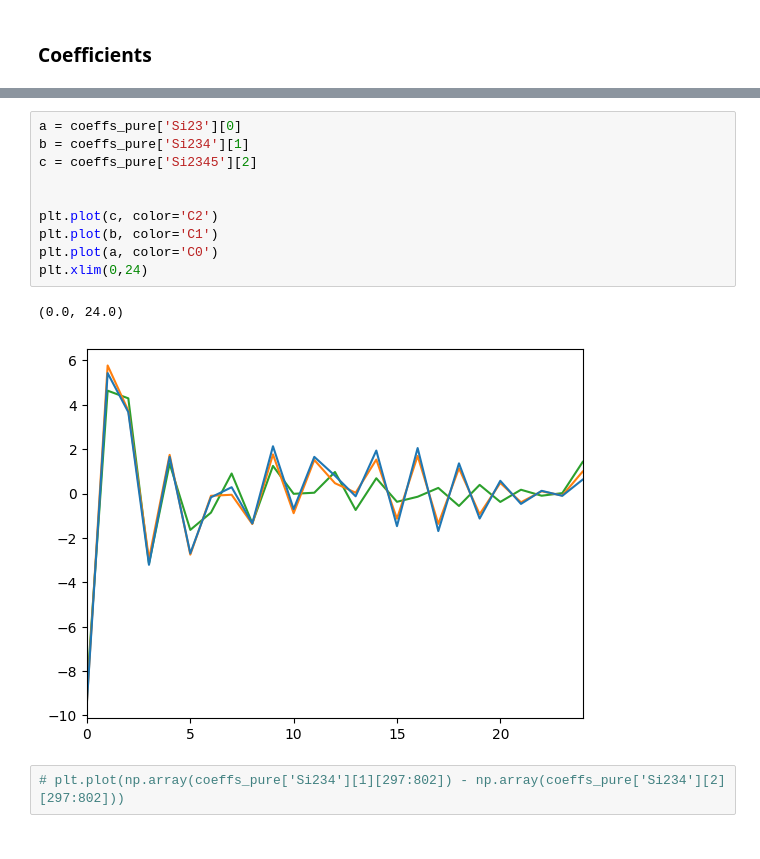
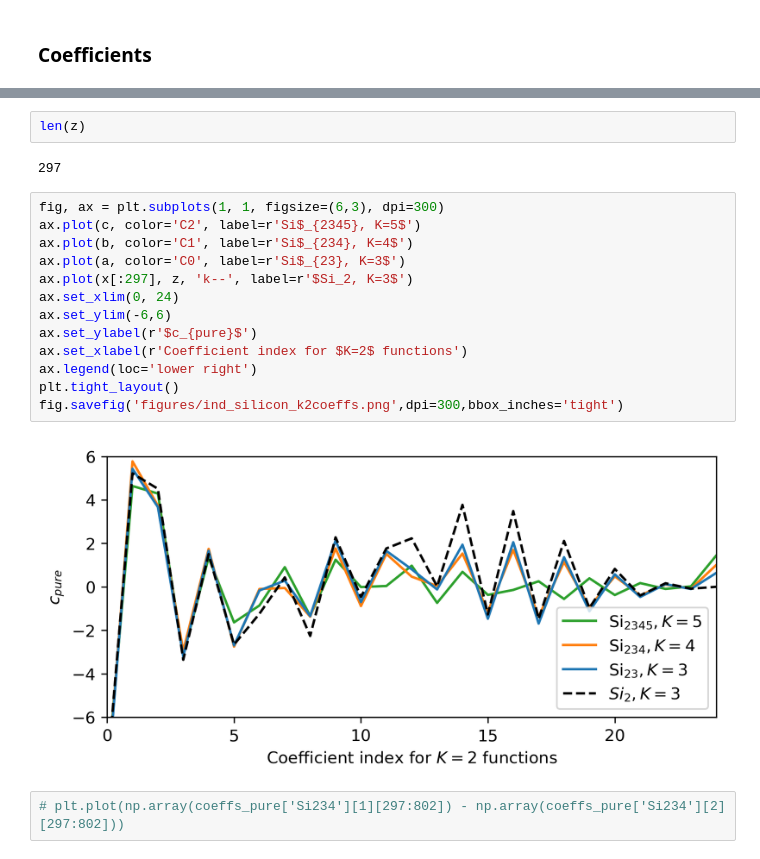
Before and after one commit to apolmiguel/aceconverge2025, a Jupyter notebook: plots_response.ipynb, the cells around one changed output, grey strips where cells are left out. Saved outputs shown, nothing was run; the diff lists cells and outputs as text.

Commit message:
modified coefficients and plots

```diff
--- a/plots_response.ipynb
+++ b/plots_response.ipynb
@@ -448,16 +550,22 @@ f.savefig(f'figures/{dset}_coeffs.png', dpi=300, bbox_inches='tight')
+# %%
+len(z)
+# %% [output]
+297
 # %%
-a = coeffs_pure['Si23'][0]
-b = coeffs_pure['Si234'][1]
-c = coeffs_pure['Si2345'][2]
-
-
-plt.plot(c, color='C2')
-plt.plot(b, color='C1')
-plt.plot(a, color='C0')
-plt.xlim(0,24)
+fig, ax = plt.subplots(1, 1, figsize=(6,3), dpi=300)
+ax.plot(c, color='C2', label=r'Si$_{2345}, K=5$')
+ax.plot(b, color='C1', label=r'Si$_{234}, K=4$')
+ax.plot(a, color='C0', label=r'Si$_{23}, K=3$')
+ax.plot(x[:297], z, 'k--', label=r'$Si_2, K=3$')
+ax.set_xlim(0, 24)
+ax.set_ylim(-6,6)
+ax.set_ylabel(r'$c_{pure}$')
+ax.set_xlabel(r'Coefficient index for $K=2$ functions')
+ax.legend(loc='lower right')
+plt.tight_layout()
+fig.savefig('figures/ind_silicon_k2coeffs.png',dpi=300,bbox_inches='tight')
 # %% [output]
-(0.0, 24.0)
-[figure, old version]
+[figure, new version]
 # %%
 # plt.plot(np.array(coeffs_pure['Si234'][1][297:802]) - np.array(coeffs_pure['Si234'][2][297:802]))
 # %% [markdown]
```
Also changed, not shown: parts of 13 cells of this notebook, 15 other files.
